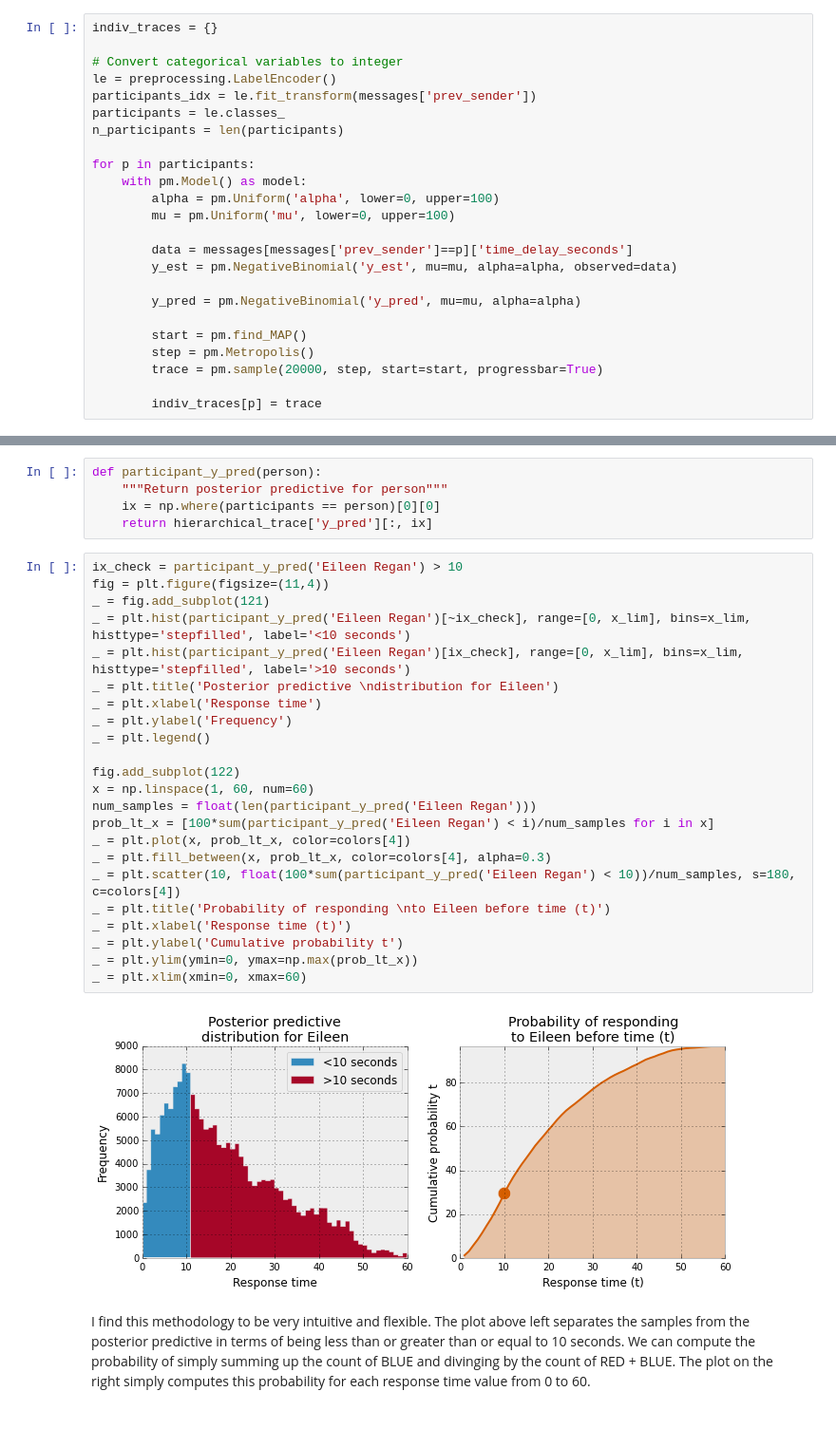
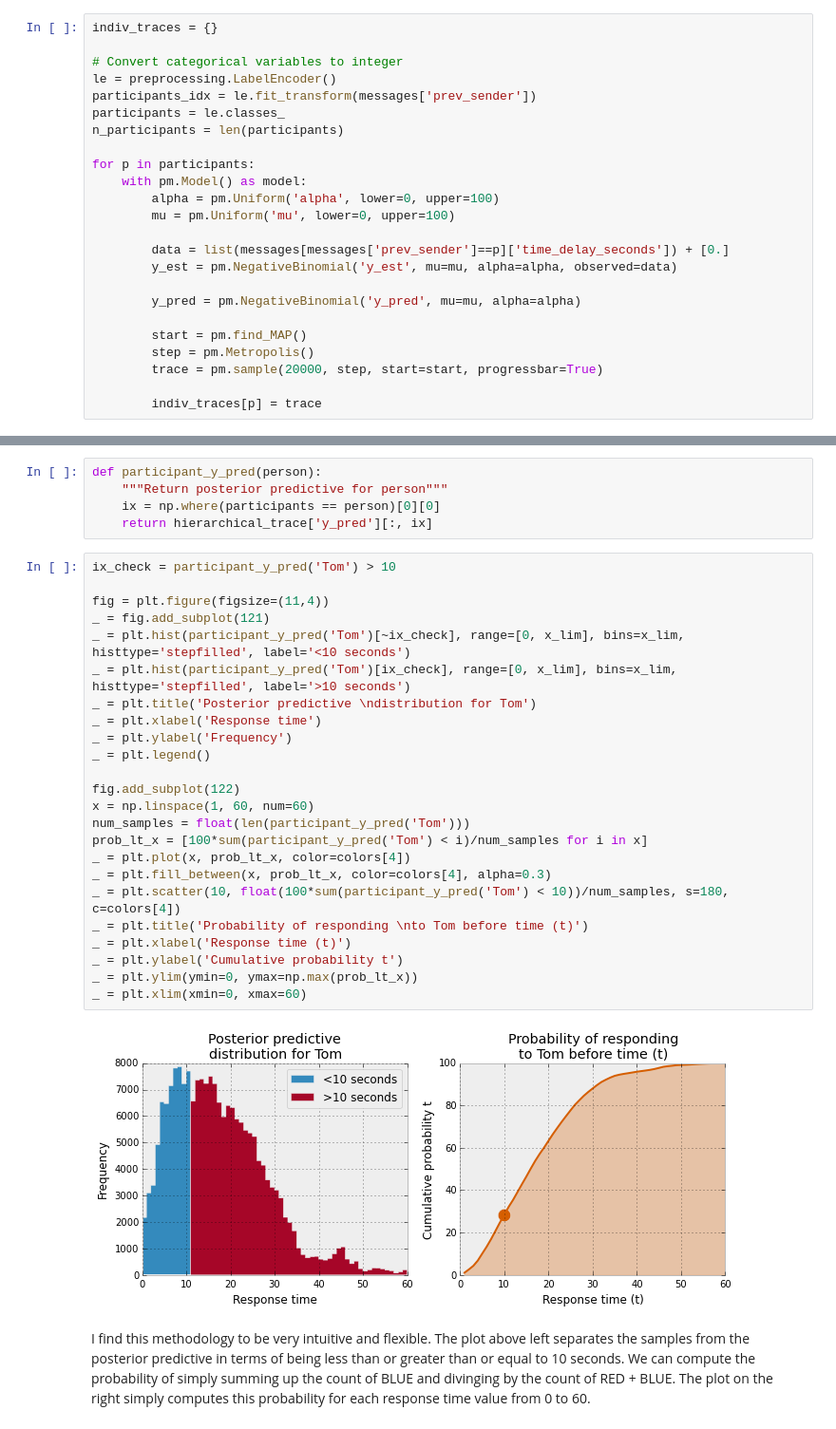
Before and after one commit to markdregan/Bayesian-Modelling-in-Python, a Jupyter notebook: Section 3. Hierarchical modelling.ipynb, the cells around one changed output, grey strips where cells are left out. Shown at 95% size. Cells and saved outputs as stored; diff of their text form.

```diff
--- a/Section 3. Hierarchical modelling.ipynb
+++ b/Section 3. Hierarchical modelling.ipynb
@@ -52,7 +52,7 @@ for p in participants:
         alpha = pm.Uniform('alpha', lower=0, upper=100)
         mu = pm.Uniform('mu', lower=0, upper=100)
 
-        data = messages[messages['prev_sender']==p]['time_delay_seconds']
+        data = list(messages[messages['prev_sender']==p]['time_delay_seconds']) + [0.]
         y_est = pm.NegativeBinomial('y_est', mu=mu, alpha=alpha, observed=data)
 
         y_pred = pm.NegativeBinomial('y_pred', mu=mu, alpha=alpha)
@@ -244,30 +244,31 @@ def participant_y_pred(person):
     ix = np.where(participants == person)[0][0]
     return hierarchical_trace['y_pred'][:, ix]
 # %%
-ix_check = participant_y_pred('Eileen Regan') > 10
+ix_check = participant_y_pred('Tom') > 10
+
 fig = plt.figure(figsize=(11,4))
 _ = fig.add_subplot(121)
-_ = plt.hist(participant_y_pred('Eileen Regan')[~ix_check], range=[0, x_lim], bins=x_lim, histtype='stepfilled', label='<10 seconds')
-_ = plt.hist(participant_y_pred('Eileen Regan')[ix_check], range=[0, x_lim], bins=x_lim, histtype='stepfilled', label='>10 seconds')
-_ = plt.title('Posterior predictive \ndistribution for Eileen')
+_ = plt.hist(participant_y_pred('Tom')[~ix_check], range=[0, x_lim], bins=x_lim, histtype='stepfilled', label='<10 seconds')
+_ = plt.hist(participant_y_pred('Tom')[ix_check], range=[0, x_lim], bins=x_lim, histtype='stepfilled', label='>10 seconds')
+_ = plt.title('Posterior predictive \ndistribution for Tom')
 _ = plt.xlabel('Response time')
 _ = plt.ylabel('Frequency')
 _ = plt.legend()
 
 fig.add_subplot(122)
 x = np.linspace(1, 60, num=60)
-num_samples = float(len(participant_y_pred('Eileen Regan')))
-prob_lt_x = [100*sum(participant_y_pred('Eileen Regan') < i)/num_samples for i in x]
+num_samples = float(len(participant_y_pred('Tom')))
+prob_lt_x = [100*sum(participant_y_pred('Tom') < i)/num_samples for i in x]
 _ = plt.plot(x, prob_lt_x, color=colors[4])
 _ = plt.fill_between(x, prob_lt_x, color=colors[4], alpha=0.3)
-_ = plt.scatter(10, float(100*sum(participant_y_pred('Eileen Regan') < 10))/num_samples, s=180, c=colors[4])
-_ = plt.title('Probability of responding \nto Eileen before time (t)')
+_ = plt.scatter(10, float(100*sum(participant_y_pred('Tom') < 10))/num_samples, s=180, c=colors[4])
+_ = plt.title('Probability of responding \nto Tom before time (t)')
 _ = plt.xlabel('Response time (t)')
 _ = plt.ylabel('Cumulative probability t')
 _ = plt.ylim(ymin=0, ymax=np.max(prob_lt_x))
 _ = plt.xlim(xmin=0, xmax=60)
 # %% [output]
-[figure, old version]
+[figure, new version]
 # %% [markdown]
 I find this methodology to be very intuitive and flexible. The plot above left separates the samples from the posterior predictive in terms of being less than or greater than or equal to 10 seconds. We can compute the probability of simply summing up the count of BLUE and divinging by the count of RED + BLUE. The plot on the right simply computes this probability for each response time value from 0 to 60.
 # %% [markdown]
```
Also changed, not shown: parts of 10 cells of this notebook, 2 other files.
